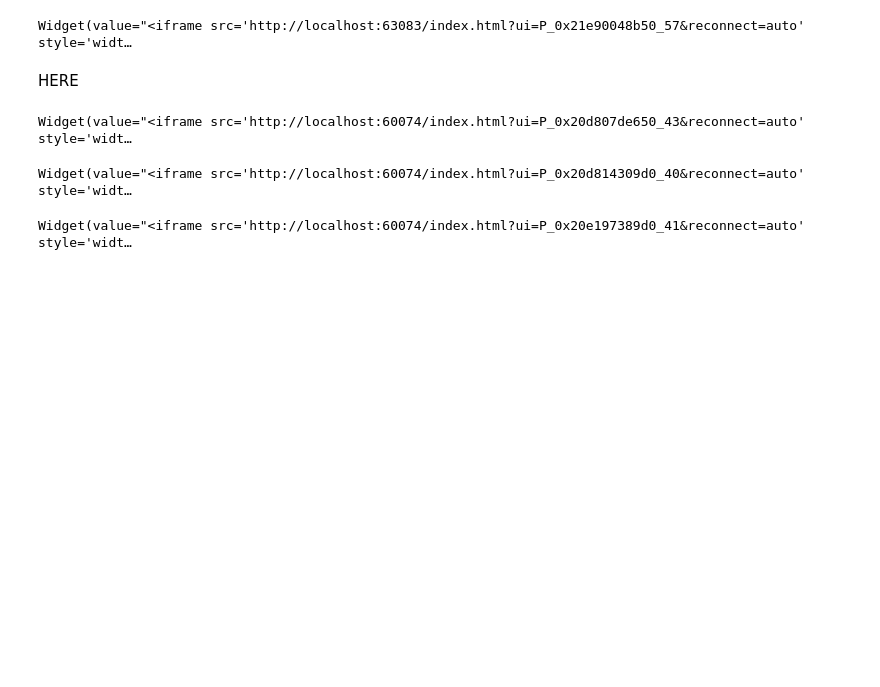
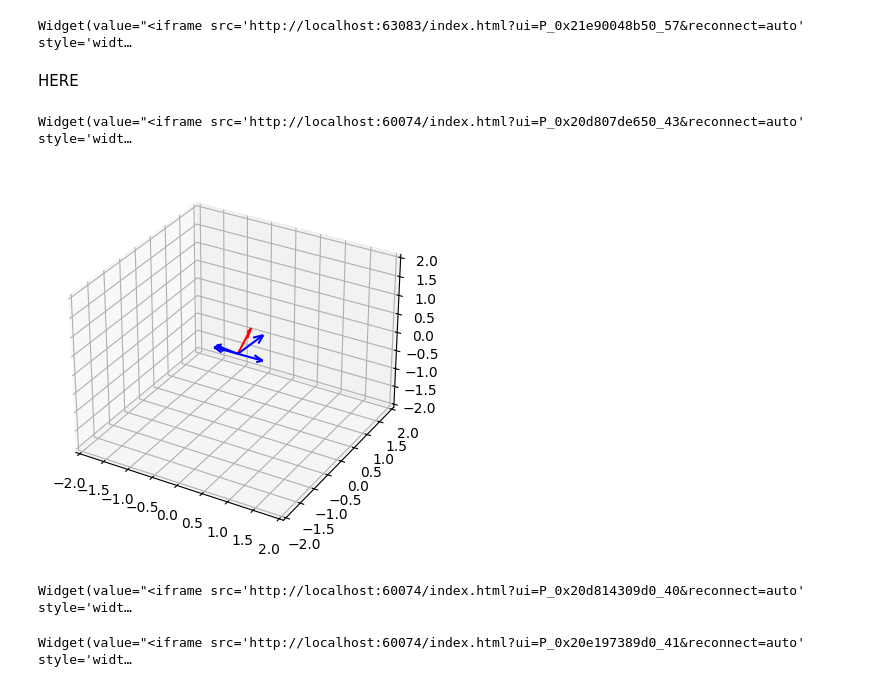
Before and after one commit to kaleFruit/Partial-Prostheses, a Jupyter notebook: ai.ipynb, the cells around one changed output. Drawn from its saved outputs; the diff is of its cells as text; code cells hidden in the pictures; blank space fills up the shorter version.

```diff
--- a/ai.ipynb
+++ b/ai.ipynb
@@ -645,6 +645,29 @@ connectorPiece = moveAlignMesh(
 connectorPiece.plot()
 # %% [output]
 Widget(value="<iframe src='http://localhost:60074/index.html?ui=P_0x20d807de650_43&reconnect=auto' style='widt…
+# %%
+thing = np.array([-7.85946773, 27.12302379, -1.1188804 ])
+thing = thing/np.linalg.norm(thing)
+others  = np.array([[ 0.5795875,  -0.13146546,  0.80423576], [-0.7441641,   0.528464,   -0.40858975], [ 0.7657304,  -0.4767234,   0.43173116], [-0.76594734,  0.4761563,  -0.43197215]])
+
+import matplotlib.pyplot as plt
+from mpl_toolkits.mplot3d import Axes3D
+import numpy as np
+
+soa = np.array([[0, 0, 1, 1, -2, 0], [0, 0, 2, 1, 1, 0],
+                [0, 0, 3, 2, 1, 0], [0, 0, 4, 0.5, 0.7, 0]])
+
+U,V, W= zip(*others)
+fig = plt.figure()
+ax = fig.add_subplot(111, projection='3d')
+ax.quiver(0, 0, 0, U, V, W, color="b")
+ax.quiver(0, 0, 0, thing[0], thing[1], thing[2], color="r")
+ax.set_xlim([-2, 2])
+ax.set_ylim([-2, 2])
+ax.set_zlim([-2, 2])
+plt.show()
+# %% [output]
+[figure, added]
 # %%
 import pyvista as pv
 import numpy as np
```
Also changed, not shown: 17 other files.
